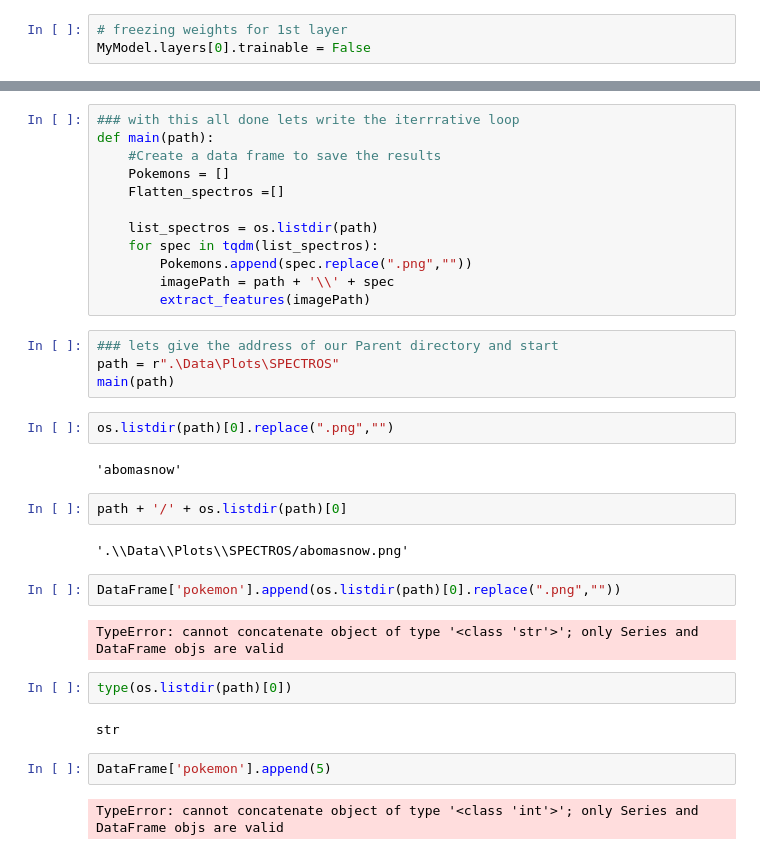
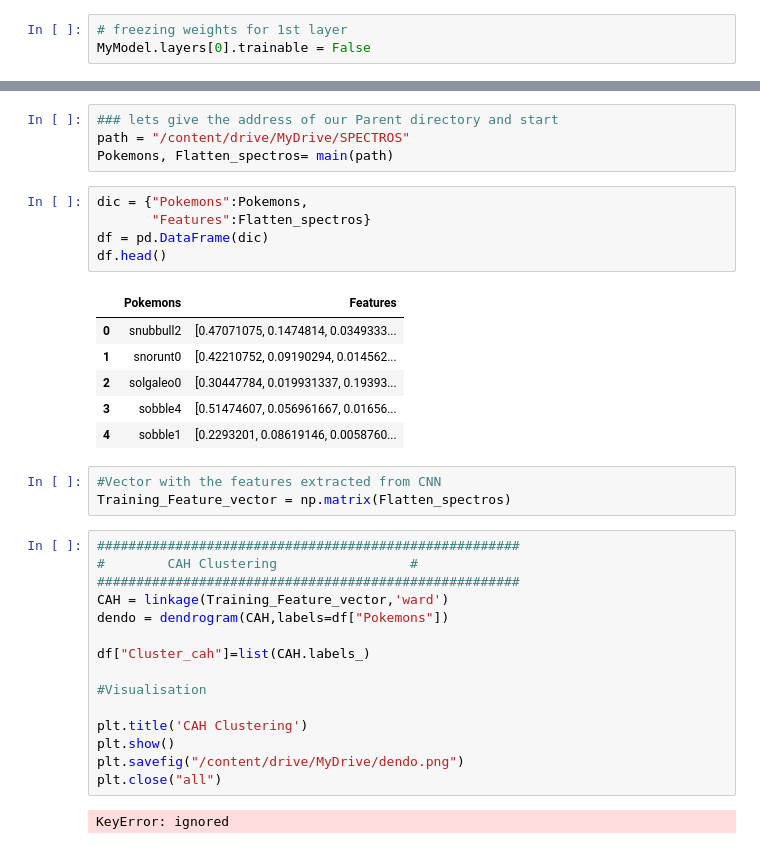
Before and after one commit to Ibizascop/Pokemon_Sounds, a Jupyter notebook: CNN.ipynb, the cells around one changed output, grey strips where cells are left out. Saved outputs shown, nothing was run; the diff lists cells and outputs as text.

```diff
--- a/CNN.ipynb
+++ b/CNN.ipynb
@@ -36,36 +77,36 @@ def extract_features(spectro):
-# %%
-### with this all done lets write the iterrrative loop
-def main(path):
-    #Create a data frame to save the results
-    Pokemons = []
-    Flatten_spectros =[]
-
-    list_spectros = os.listdir(path)
-    for spec in tqdm(list_spectros):
-        Pokemons.append(spec.replace(".png",""))
-        imagePath = path + '\\' + spec
-        extract_features(imagePath)
 # %%
 ### lets give the address of our Parent directory and start
-path = r".\Data\Plots\SPECTROS"
-main(path)
+path = "/content/drive/MyDrive/SPECTROS"
+Pokemons, Flatten_spectros= main(path)
-# %%
-os.listdir(path)[0].replace(".png","")
-# %% [output]
-'abomasnow'
-# %%
-path + '/' + os.listdir(path)[0]
-# %% [output]
-'.\\Data\\Plots\\SPECTROS/abomasnow.png'
-# %%
-DataFrame['pokemon'].append(os.listdir(path)[0].replace(".png",""))
-# %% [output]
-TypeError: cannot concatenate object of type '<class 'str'>'; only Series and DataFrame objs are valid
-# %%
-type(os.listdir(path)[0])
-# %% [output]
-str
-# %%
-DataFrame['pokemon'].append(5)
-# %% [output]
-TypeError: cannot concatenate object of type '<class 'int'>'; only Series and DataFrame objs are valid
+# %%
+dic = {"Pokemons":Pokemons,
+       "Features":Flatten_spectros}
+df = pd.DataFrame(dic)
+df.head()
+# %% [output]
+|  | Pokemons | Features |
+| 0 | snubbull2 | [0.47071075, 0.1474814, 0.0349333... |
+| 1 | snorunt0 | [0.42210752, 0.09190294, 0.014562... |
+| 2 | solgaleo0 | [0.30447784, 0.019931337, 0.19393... |
+| 3 | sobble4 | [0.51474607, 0.056961667, 0.01656... |
+| 4 | sobble1 | [0.2293201, 0.08619146, 0.0058760... |
+# %%
+#Vector with the features extracted from CNN
+Training_Feature_vector = np.matrix(Flatten_spectros)
+# %%
+######################################################
+#        CAH Clustering                 #
+######################################################
+CAH = linkage(Training_Feature_vector,'ward')
+dendo = dendrogram(CAH,labels=df["Pokemons"])
+
+df["Cluster_cah"]=list(CAH.labels_)
+
+#Visualisation
+
+plt.title('CAH Clustering')
+plt.show()
+plt.savefig("/content/drive/MyDrive/dendo.png")
+plt.close("all")
+# %% [output]
+KeyError: ignored
```
Also changed, not shown: parts of 11 cells of this notebook.
